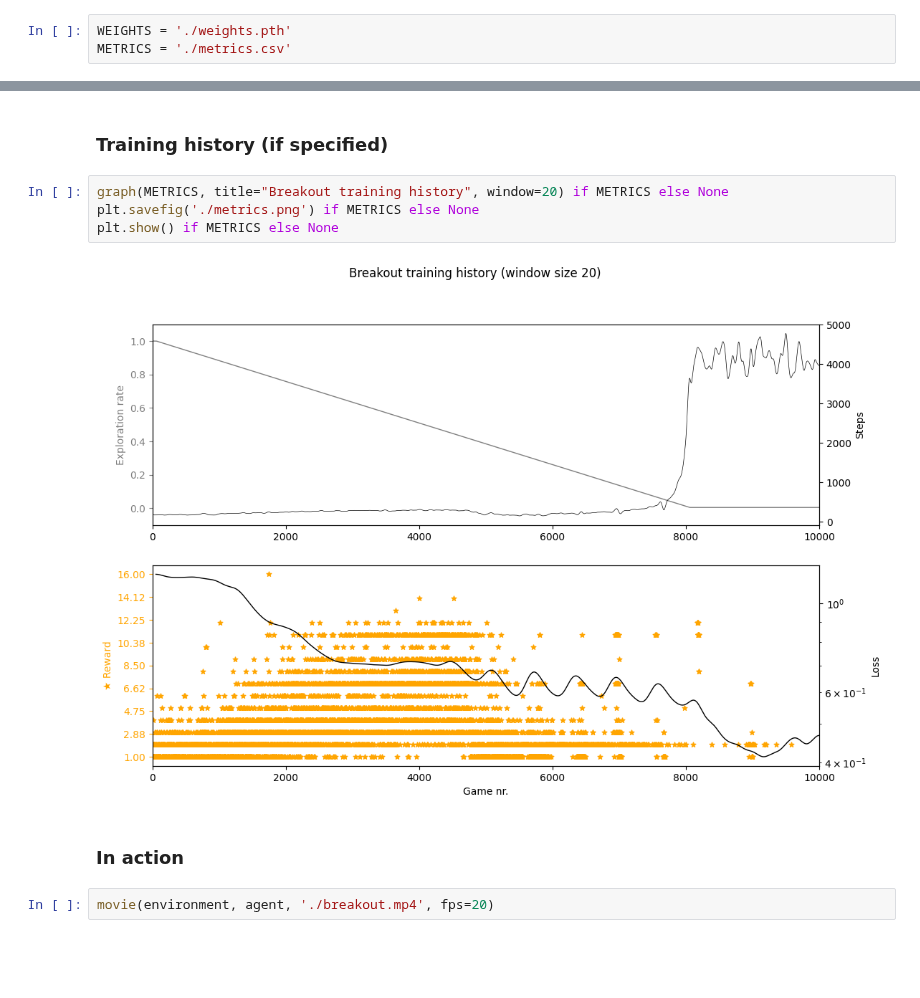
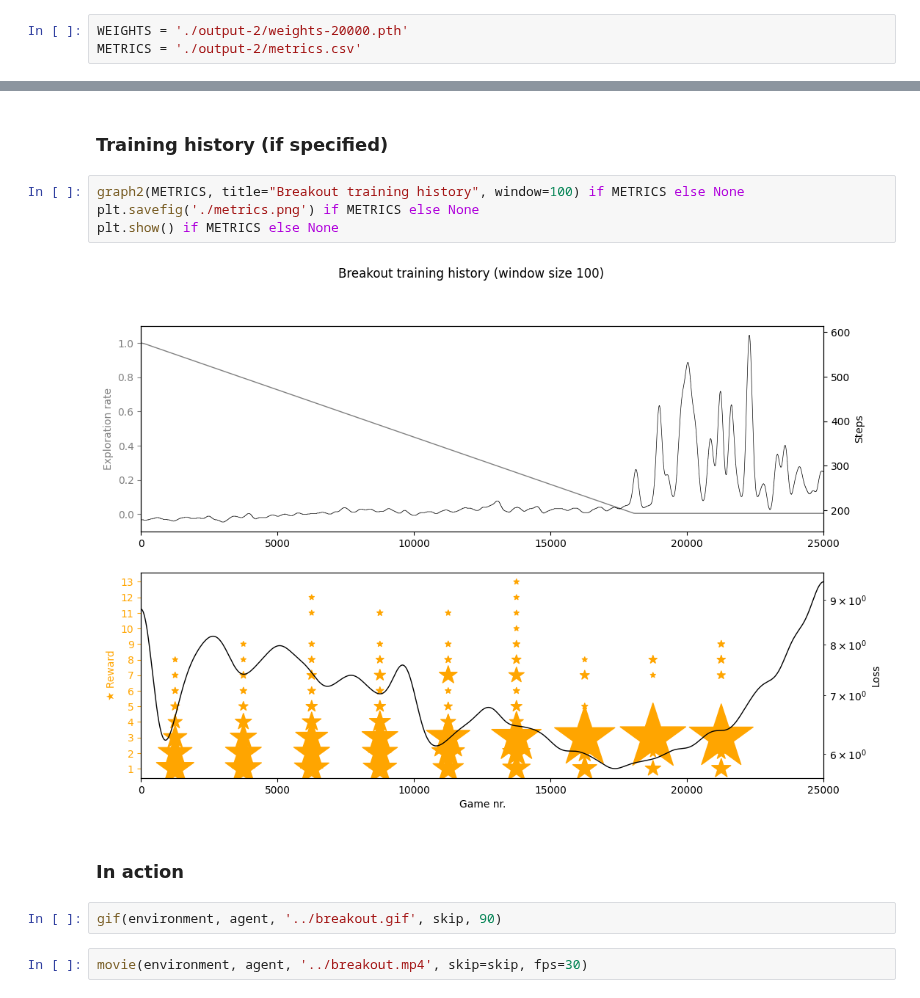
Before and after one commit to hallvardnmbu/reinforcement-learning, a Jupyter notebook: breakout/results/example.ipynb, the cells around one changed output, grey strips where cells are left out. Saved outputs shown, nothing was run; the diff lists cells and outputs as text; blank space fills up the shorter version.

Commit message:
Minor changes in examples to correspond with respective `train.py` scripts.

```diff
--- a/breakout/results/example.ipynb
+++ b/breakout/results/example.ipynb
@@ -4,8 +4,8 @@
 `WEIGHTS` : Path to the pre-trained weights
 `METRICS` : Path to the training history, or None
 # %%
-WEIGHTS = './weights.pth'
-METRICS = './metrics.csv'
+WEIGHTS = './output-2/weights-20000.pth'
+METRICS = './output-2/metrics.csv'
 # %%
 import sys
 import torch
@@ -60,12 +54,14 @@ A.L.E: Arcade Learning Environment (version 0.8.1+53f58b7)
 # %% [markdown]
 ### Training history (if specified)
 # %%
-graph(METRICS, title="Breakout training history", window=20) if METRICS else None
+graph2(METRICS, title="Breakout training history", window=100) if METRICS else None
 plt.savefig('./metrics.png') if METRICS else None
 plt.show() if METRICS else None
 # %% [output]
-[figure, old version]
+[figure, new version]
 # %% [markdown]
 ### In action
+# %%
+gif(environment, agent, '../breakout.gif', skip, 90)
 # %%
-movie(environment, agent, './breakout.mp4', fps=20)
+movie(environment, agent, '../breakout.mp4', skip=skip, fps=30)
```
Also changed, not shown: parts of 2 cells of this notebook, 5 other files.
